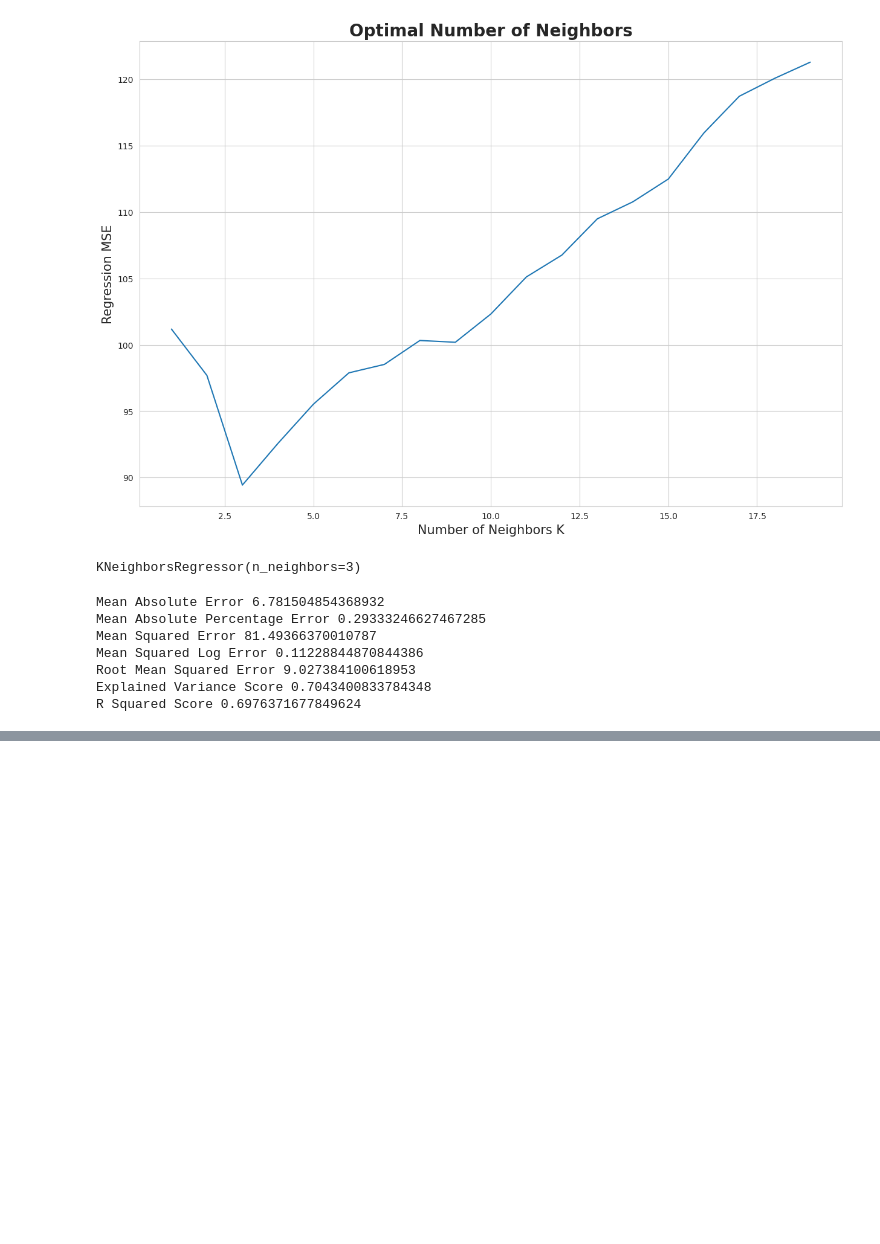
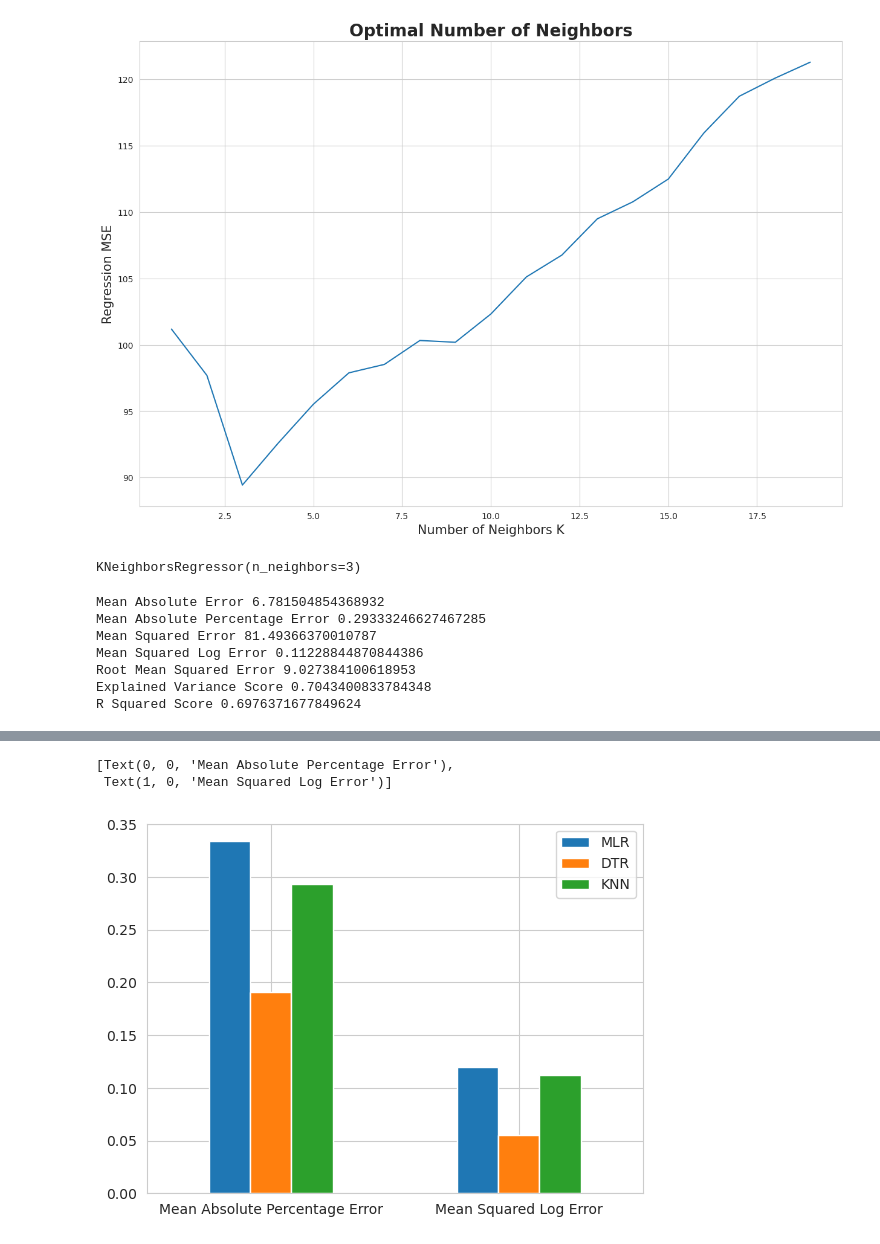
Before and after one commit to pcperera/concrete, a Jupyter notebook: 2 - models.ipynb, the cells around one changed output, grey strips where cells are left out. Saved outputs shown, nothing was run; the diff lists cells and outputs as text; code cells hidden in the pictures; blank space fills up the shorter version.

```diff
--- a/2 - models.ipynb
+++ b/2 - models.ipynb
@@ -268,0 +290,8 @@ R Squared Score                  0.635965   0.829413   0.697637
+# %%
+error_score_values = ['Mean Absolute Percentage Error', 'Mean Squared Log Error']
+error_score_results_df = results_df[results_df['Metric'].isin(error_score_values)]
+error_score_results_df.plot(kind='bar').set_xticklabels(error_score_values, rotation=0)
+# %% [output]
+[Text(0, 0, 'Mean Absolute Percentage Error'),
+ Text(1, 0, 'Mean Squared Log Error')]
+[figure, added]
```
Also changed, not shown: parts of 6 cells of this notebook.
